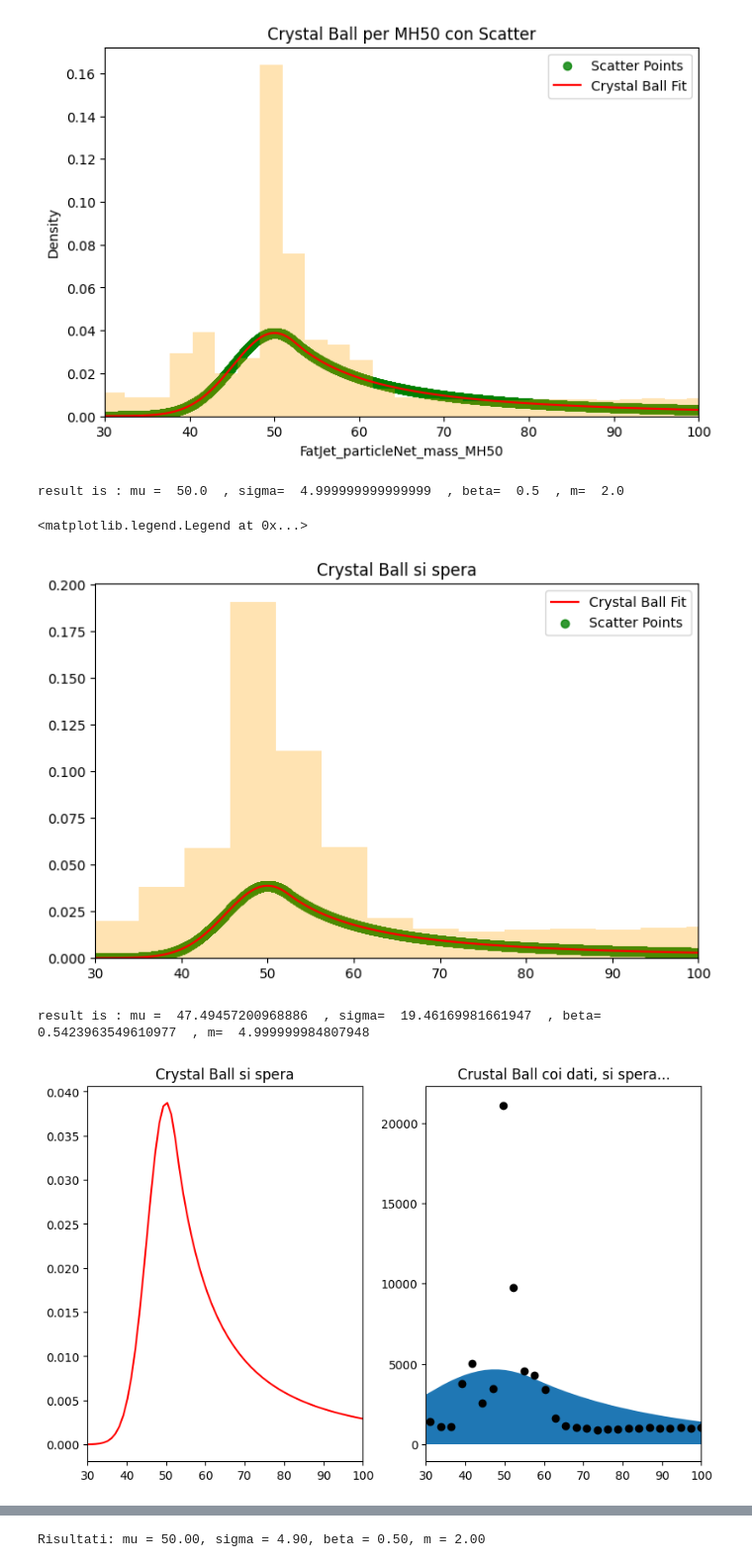
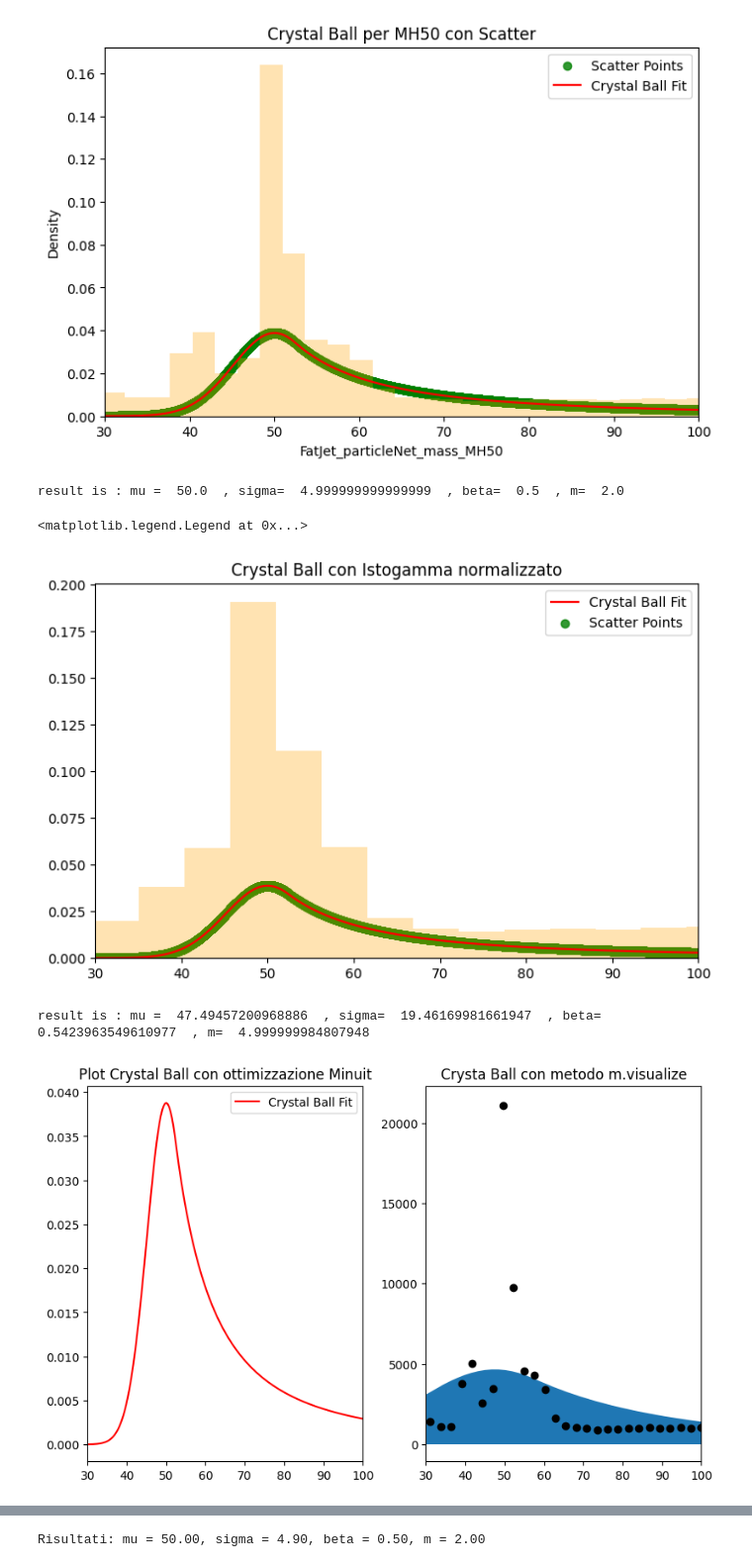
Before and after one commit to riccardocanterini-cyber/Tesi, a Jupyter notebook: Fit_Dati.ipynb, the cells around one changed output, grey strips where cells are left out. Shown at 99% size. Drawn from its saved outputs; the diff is of its cells as text; code cells hidden in the pictures.

```diff
--- a/Fit_Dati.ipynb
+++ b/Fit_Dati.ipynb
@@ -93,7 +93,7 @@ m.migrad()
 print("result is : mu = ", m.values[0]," , sigma= ",m.values[1]," , beta= ",m.values[2]," , m= ",m.values[3])
 
 plt.figure(figsize=(8, 5))
-plt.title("Crystal Ball si spera")
+plt.title("Crystal Ball con Istogamma normalizzato")
 plt.plot(xp, yp, color="red", alpha=1, label="Crystal Ball Fit")
 plt.scatter(xp,yp, color="green", alpha=0.8, label="Scatter Points")
 plt.hist(xp, bins=50, histtype="barstacked", color="orange", alpha=0.3, weights=np.ones_like(xp) / len(xp))
@@ -108,35 +108,36 @@ plt.legend()
 # %% [output]
 result is : mu =  50.0  , sigma=  4.999999999999999  , beta=  0.5  , m=  2.0
 <matplotlib.legend.Legend at 0x...>
-[figure, old version]
+[figure, new version]
 # %%
 #Proviamo con UnbinnedNLL, non so se funziona, ma proviamoci
 
 nll = UnbinnedNLL(xp, cb_pdf)
 m = Minuit(nll, mu=50, sigma=5, beta=0.5, m=2)
 m.limits["mu"]=(30,100)
 m.limits["sigma"]=(0,20)
 m.limits["beta"]=(0.1,5)
 m.limits["m"]=(1.5,5)
 m.migrad()
 print("result is : mu = ", m.values[0]," , sigma= ",m.values[1]," , beta= ",m.values[2]," , m= ",m.values[3])
 
 fig, ax = plt.subplots(1, 2, figsize=(8, 5), sharex=True, constrained_layout=True)
 
 plt.sca(ax[0])
-plt.title("Crystal Ball si spera")
-xm=np.linspace(30, 100, 70)
+plt.title("Plot Crystal Ball con ottimizzazione Minuit")
+xm=np.linspace(30, 100, 200)
 plt.plot(xm, cb_pdf(xm, 50, 4.9, 0.5, 2), color="red", alpha=1, label="Crystal Ball Fit")
 plt.xlim(30, 100)
+plt.legend()
 
 plt.sca(ax[1])
-plt.title("Crustal Ball coi dati, si spera...")
+plt.title("Crysta Ball con metodo m.visualize")
 m.visualize(bins=100)
 plt.xlim(30, 100)
 plt.show()
 # %% [output]
 result is : mu =  47.49457200968886  , sigma=  19.46169981661947  , beta=  0.5423963549610977  , m=  4.999999984807948
-[figure, old version]
+[figure, new version]
 # %%
 #Proviamo ora col metodo de Chi Quadro
 
```
Also changed, not shown: parts of 5 cells of this notebook.
